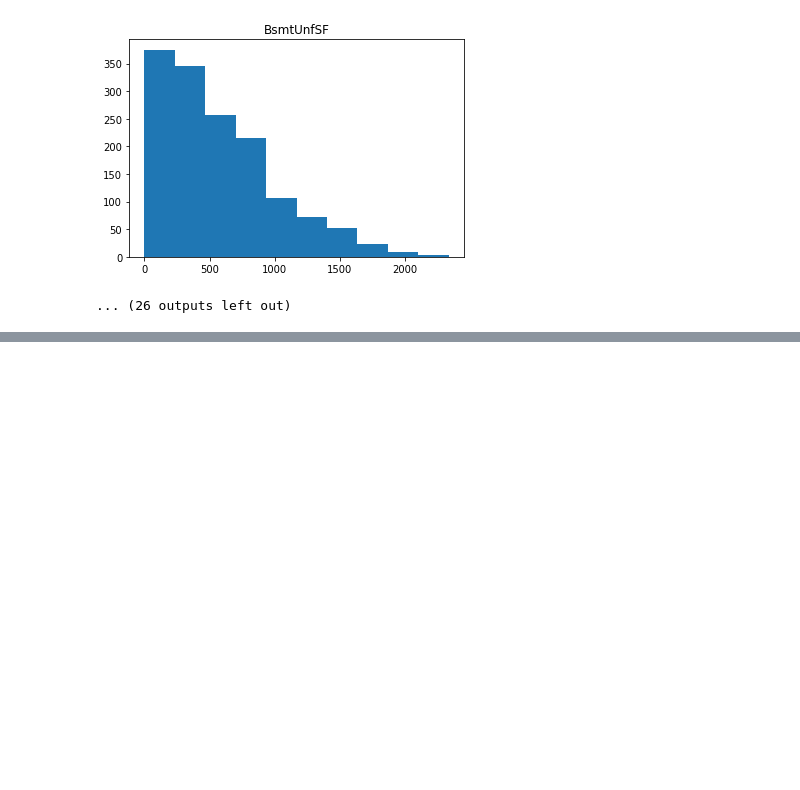
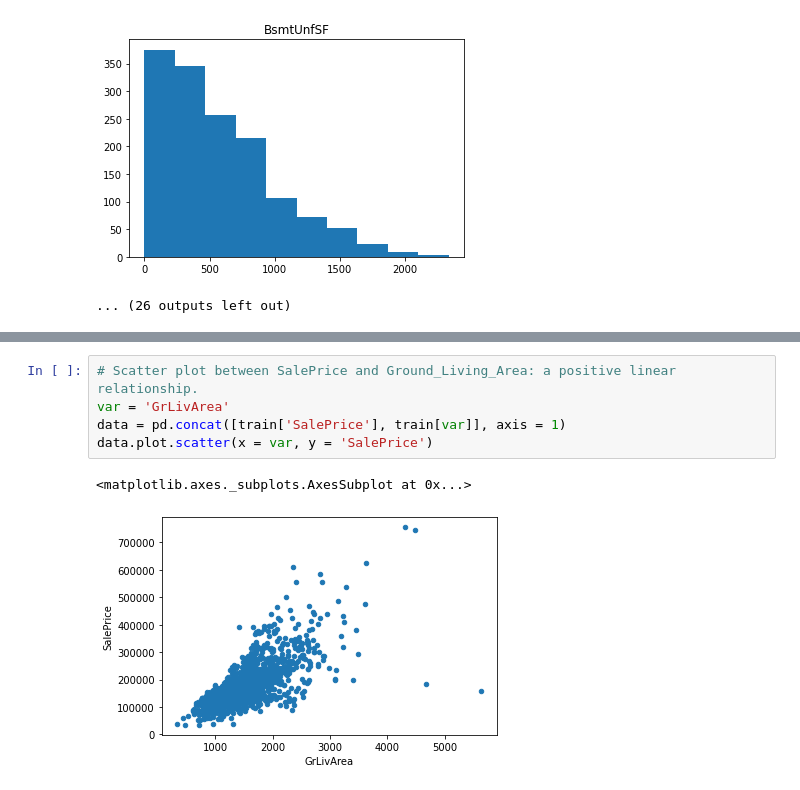
Before and after one commit to Dunfu1993/House_Prices, a Jupyter notebook: House_Prices.ipynb, the cells around one changed output, grey strips where cells are left out. Cells and saved outputs as stored; diff of their text form; blank space fills up the shorter version.

```diff
--- a/House_Prices.ipynb
+++ b/House_Prices.ipynb
@@ -311,0 +354,8 @@ SalePrice      0.046432 -0.028923   1.000000
+# %%
+# Scatter plot between SalePrice and Ground_Living_Area: a positive linear relationship.
+var = 'GrLivArea'
+data = pd.concat([train['SalePrice'], train[var]], axis = 1)
+data.plot.scatter(x = var, y = 'SalePrice')
+# %% [output]
+<matplotlib.axes._subplots.AxesSubplot at 0x...>
+[figure, added]
```
Also changed, not shown: parts of 7 cells of this notebook.
